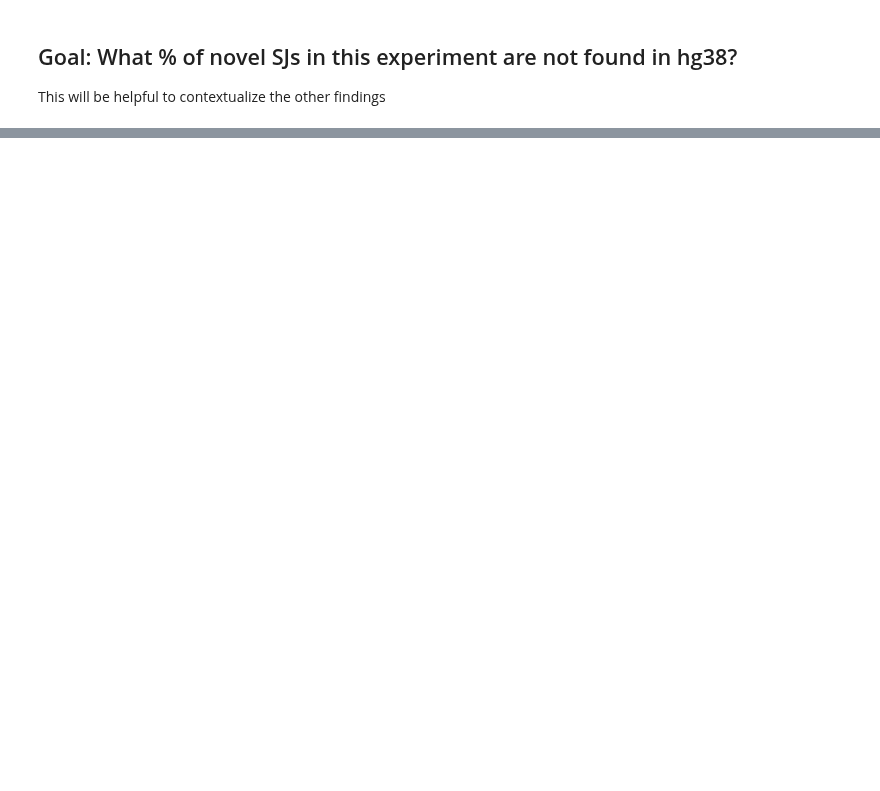
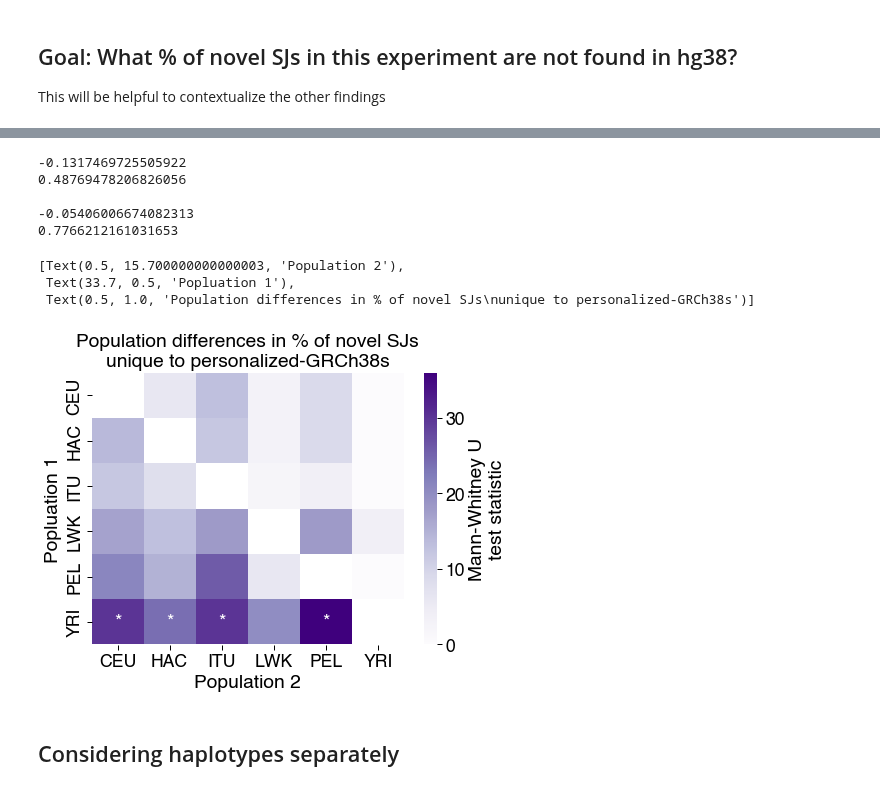
Before and after one commit to fairliereese/240903_pt, a Jupyter notebook: analysis/td_personal_perc_nov_sjs_not_in_hg38.ipynb, the cells around one changed output, grey strips where cells are left out. Saved outputs shown, nothing was run; the diff lists cells and outputs as text; code cells hidden in the pictures; blank space fills up the shorter version.

```diff
--- a/analysis/td_personal_perc_nov_sjs_not_in_hg38.ipynb
+++ b/analysis/td_personal_perc_nov_sjs_not_in_hg38.ipynb
@@ -62,0 +160,75 @@ meta_df = df.copy(deep=True)
+# %%
+x = temp.perc_uniq_to_haplotypes.tolist()
+y = temp.map_reads_assemblymap.tolist()
+r, r_p = st.pearsonr(x, y)
+rho, rho_p = st.spearmanr(x, y)
+
+print(r)
+print(r_p)
+
+print()
+
+print(rho)
+print(rho_p)
+# %% [output]
+-0.1317469725505922
+0.48769478206826056
+
+-0.05406006674082313
+0.7766212161031653
+# %%
+# test -- Mann-Whitney U for each pop. pair with hypothesis greater
+import itertools
+
+stat_df = pd.DataFrame()
+for p1, p2 in list(itertools.permutations(temp.population.unique(), 2)):
+    x = temp.loc[temp.population==p1,'perc_uniq_to_haplotypes'].tolist() # hyp. --> greater
+    y = temp.loc[temp.population==p2,'perc_uniq_to_haplotypes'].tolist()
+
+    try:
+        stat, pval = st.mannwhitneyu(x, y, alternative='greater')
+    except:
+        break
+    temp3 = pd.DataFrame(data=[[p1, p2, stat, pval]],
+                         columns=['pop1', 'pop2', 'stat', 'pval'])
+    stat_df = pd.concat([stat_df, temp3], axis=0)
+    del temp3
+
+# fdr correction
+from statsmodels.stats.multitest import multipletests
+_, adj_p_vals, _, _ = multipletests(stat_df.pval.tolist(), method='fdr_bh')
+stat_df['adj_pval'] = adj_p_vals
+stat_df.head()
+
+# add sig. annotation
+# * <= 0.05
+# ** <= 0.01
+# *** <= 0.001
+stat_df['sig_annot'] = ''
+# stat_df.loc[stat_df.pval <= 0.05, 'sig_annot'] = '*'
+# stat_df.loc[stat_df.pval <= 0.01, 'sig_annot'] = '**'
+# stat_df.loc[stat_df.pval <= 0.001, 'sig_annot'] = '***'
+stat_df.loc[stat_df.adj_pval <= 0.05, 'sig_annot'] = '*'
+stat_df.loc[stat_df.adj_pval <= 0.01, 'sig_annot'] = '**'
+stat_df.loc[stat_df.adj_pval <= 0.001, 'sig_annot'] = '***'
+
+# pivot x2 to get a stat and annot df to plot
+stat_df1 = stat_df.pivot(index='pop1', columns='pop2', values='stat')
+annot_df = stat_df.pivot(index='pop1', columns='pop2', values='sig_annot')
+
+ax = sns.heatmap(stat_df1, cmap='Purples',
+            annot=annot_df,
+            fmt='',
+            cbar_kws={'label': 'Mann-Whitney U\ntest statistic'})
+
+# labels need them
+ax.set(xlabel='Population 2',
+       ylabel='Popluation 1',
+       title='Population differences in % of novel SJs\nunique to personalized-GRCh38s')
+# %% [output]
+[Text(0.5, 15.700000000000003, 'Population 2'),
+ Text(33.7, 0.5, 'Popluation 1'),
+ Text(0.5, 1.0, 'Population differences in % of novel SJs\nunique to personalized-GRCh38s')]
+[figure, added]
+# %% [markdown]
+## Considering haplotypes separately
```
Also changed, not shown: parts of 23 cells of this notebook, 4 other files.
